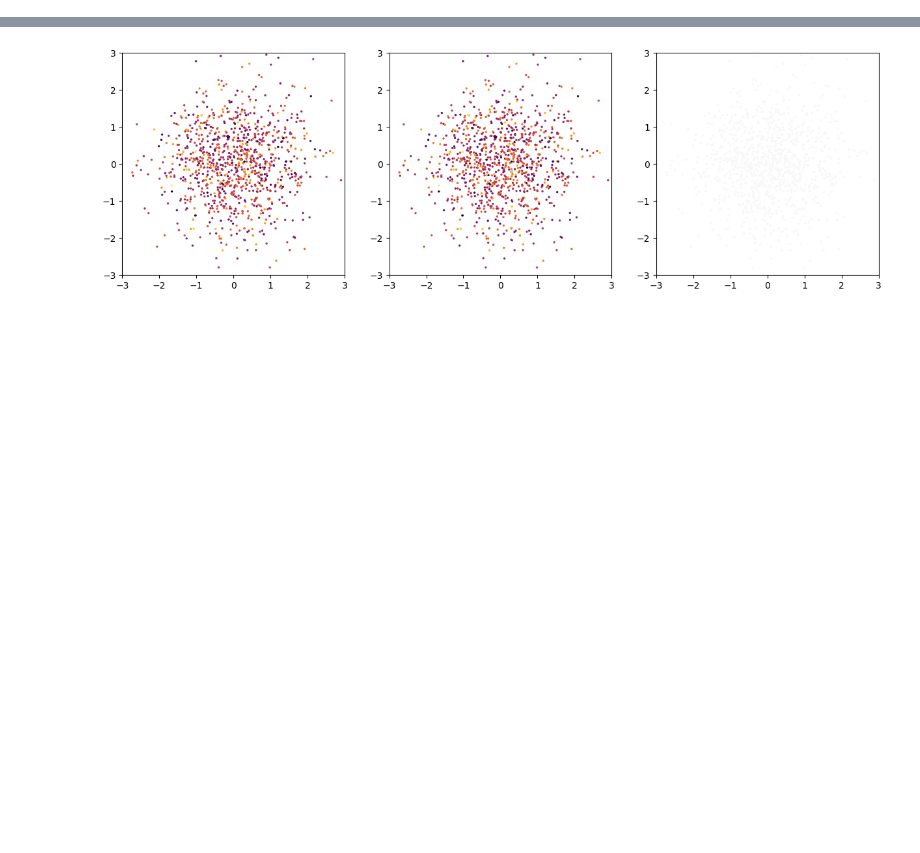
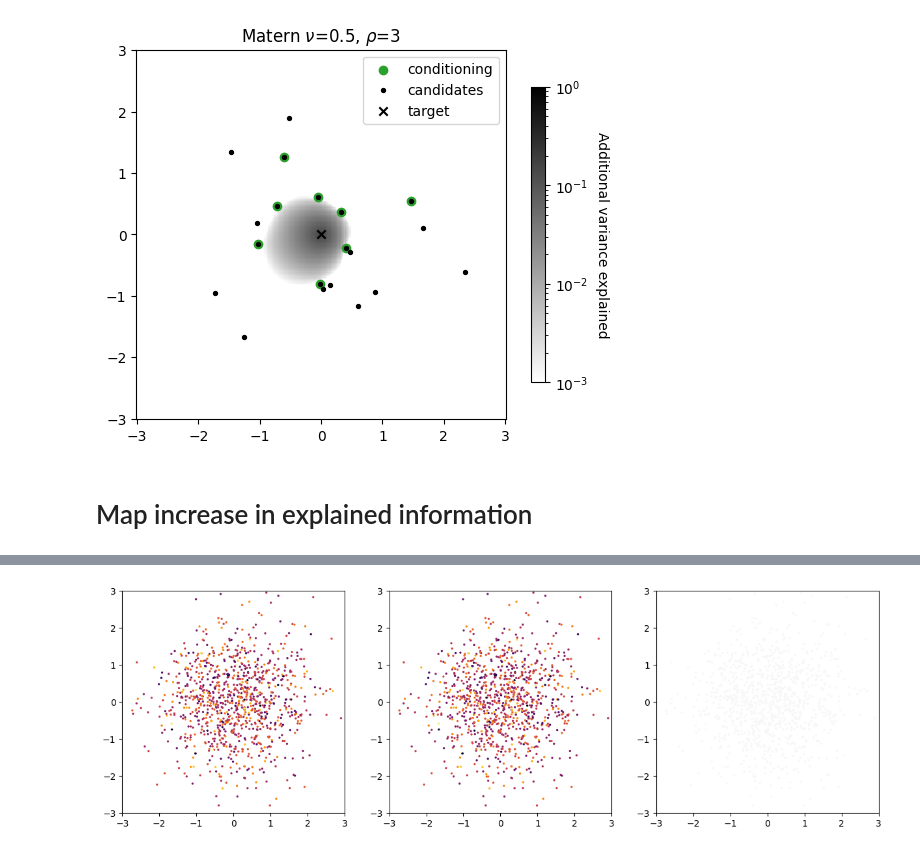
Before and after one commit to stanford-ism/graphgp, a Jupyter notebook: debug_variance.ipynb, the cells around one changed output, grey strips where cells are left out. Drawn from its saved outputs; the diff is of its cells as text; code cells hidden in the pictures; blank space fills up the shorter version.

```diff
--- a/debug_variance.ipynb
+++ b/debug_variance.ipynb
@@ -14,0 +72,23 @@ rng = jr.key(127)
+# %%
+p = 0
+cutoff = 3
+cov_func = Partial(gp.compute_matern_covariance, p=p, cutoff=cutoff)
+
+base_score = variance_explained(cov_func, target, cond_points)
+score = jax.vmap(Partial(variance_explained, cov_func, target))(joint_points) - base_score
+
+fig, ax = plt.subplots(dpi=100)
+im = ax.pcolormesh(grid_1d, grid_1d, score.reshape(len(grid_1d), len(grid_1d)), cmap='gray_r', vmin=1e-3, vmax=1, norm='log')
+ax.scatter(*cond_points.T, c='C2', label='conditioning')
+ax.scatter(*points.T, c='k', s=8, label='candidates')
+ax.scatter(*target.T, c='k', marker='x', label='target')
+# ax.scatter(*points[combos[best]][4], marker='o', s=50, edgecolors='C1', facecolors='none', label='next best')
+ax.set(aspect='equal', title=fr"Matern $\nu$={p+1/2}, $\rho$={cutoff}")
+cbar = plt.colorbar(im, shrink=0.8)
+cbar.set_label('Additional variance explained', rotation=270, labelpad=15)
+ax.legend()
+plt.show()
+# %% [output]
+[figure, added]
+# %% [markdown]
+# Map increase in explained information
```
Also changed, not shown: parts of 33 cells of this notebook, 8 other files.
